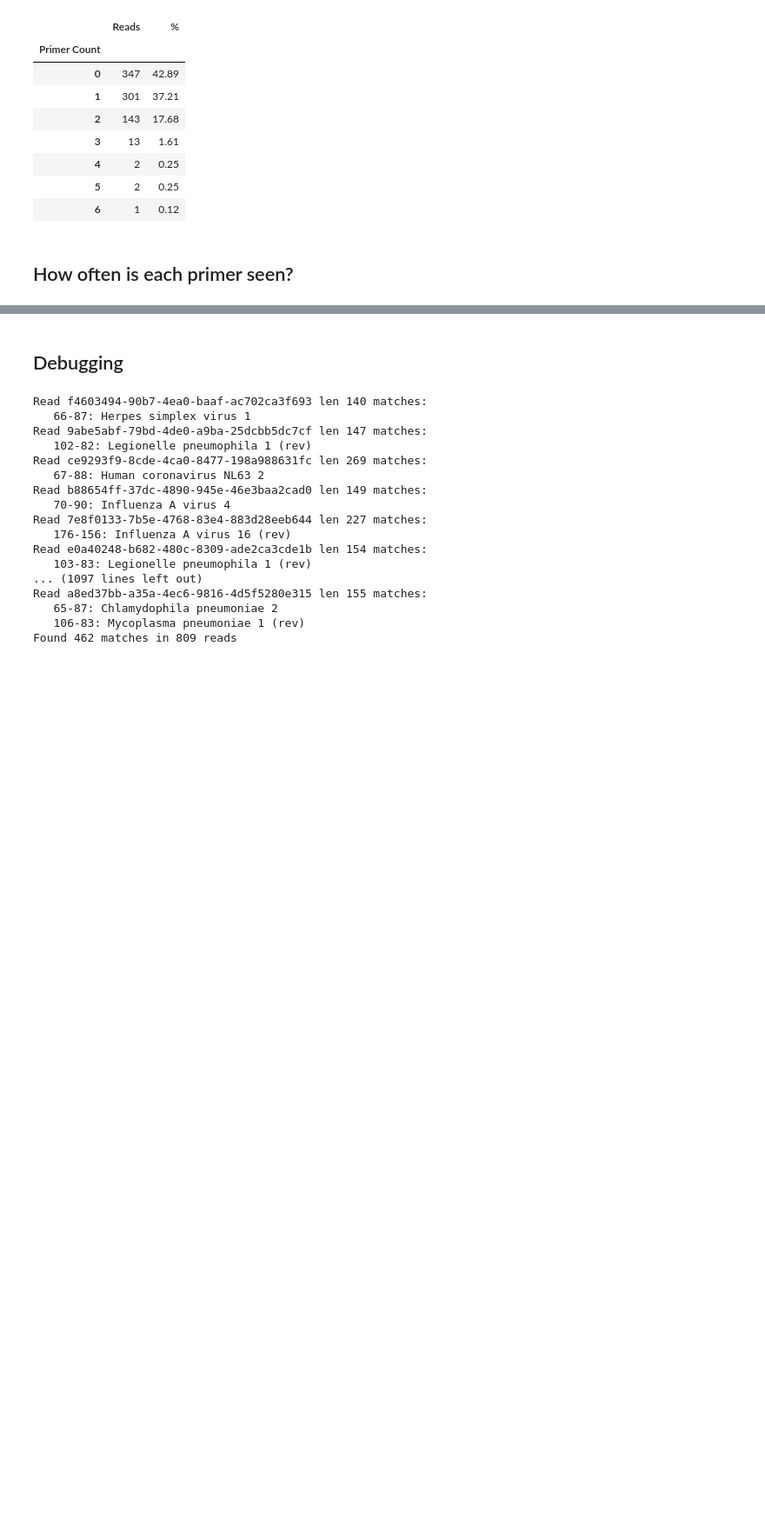
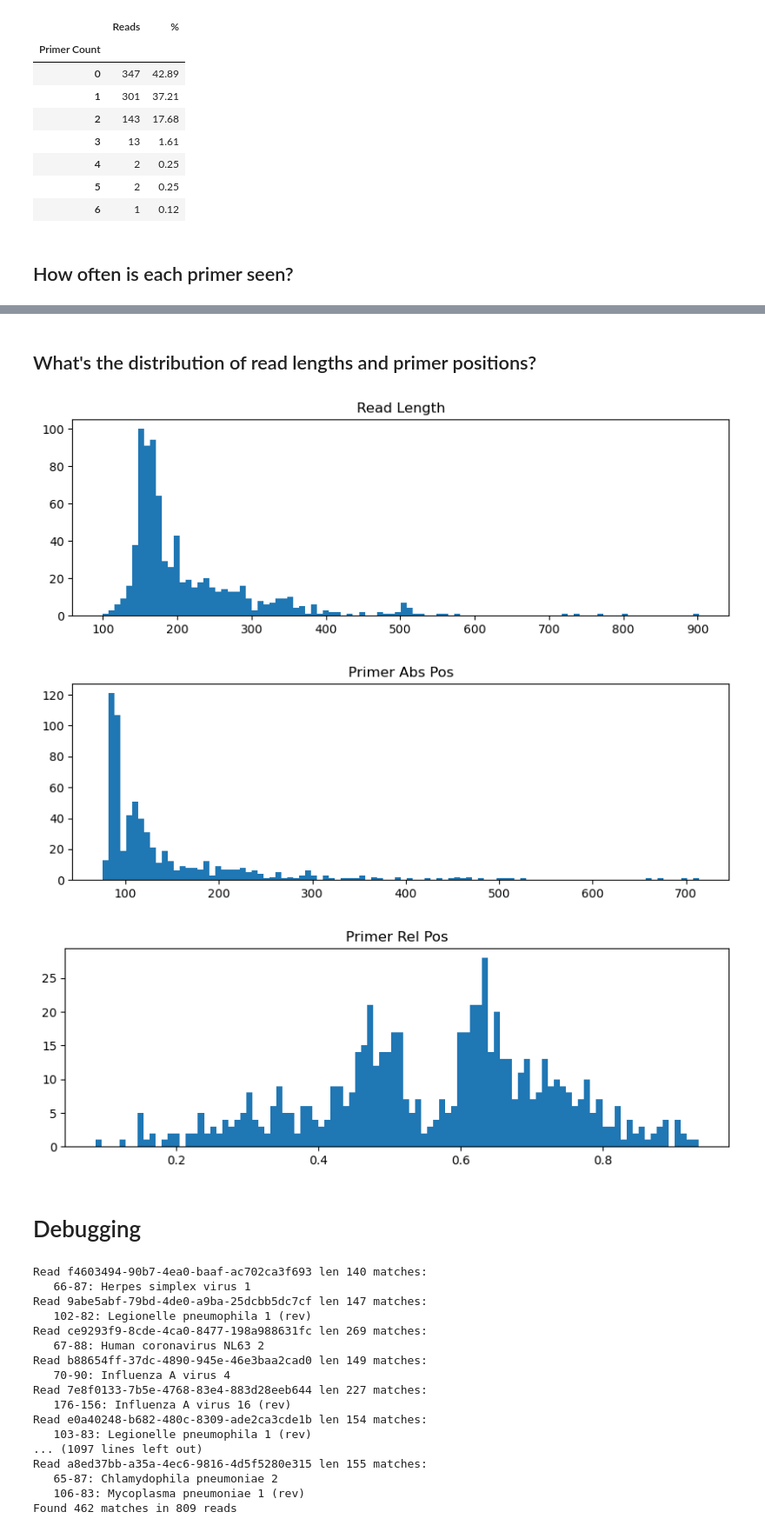
Before and after one commit to RByers/RespiCov-analyze, a Jupyter notebook: AnalyzeRespiCov.ipynb, the cells around one changed output, grey strips where cells are left out. Shown at 87% size. Cells and saved outputs as stored; diff of their text form; code cells hidden in the pictures; blank space fills up the shorter version.

```diff
--- a/AnalyzeRespiCov.ipynb
+++ b/AnalyzeRespiCov.ipynb
@@ -7,12 +7,14 @@ Reads fastq file(s) from nanopore sequencing output using [RespiCoV](https://jou
 # %%
 from Bio.Seq import Seq
 from Bio import SeqIO
+import os
 import gzip
 import pandas as pd
 
-inputFile = "../20221204_2344_MN41817_FAV39017_1bf37150/fastq_pass/barcode07/FAV39017_pass_barcode07_1d0a44b7_0.fastq.gz"
-pd.options.display.max_rows = 70
-pd.options.display.min_rows = 30
+fastQBaseDir = "../20221204_2344_MN41817_FAV39017_1bf37150/fastq_pass/"
+
+pd.options.display.max_rows = 100
+pd.options.display.min_rows = 50
 
 primers = list(SeqIO.parse("RespiCovPrimers.fasta", "fasta"))
 print("Read %i primers" % (len(primers)))
@@ -115,5 +123,24 @@ table
+# %% [markdown]
+## What's the distribution of read lengths and primer positions?
+# %%
+lengths=[]
+paPos=[]
+prPos=[]
+
+for (record, hits) in getPrimerMatches("barcode07"):
+    lengths.append(len(record.seq))
+    paPos += map(lambda pse: max(pse[1],pse[2]), hits)
+    prPos += map(lambda pse: (pse[1]+pse[2])/2/len(record.seq), hits)
+
+pd.DataFrame({'Read Length': lengths}).hist(bins=100, figsize=(10,3), grid=False)
+pd.DataFrame({'Primer Abs Pos': paPos}).hist(bins=100, figsize=(10,3), grid=False)
+pd.DataFrame({'Primer Rel Pos': prPos}).hist(bins=100, figsize=(10,3), grid=False);
+# %% [output]
+[figure, added]
+[figure, added]
+[figure, added]
 # %% [markdown]
-## Debugging
+# Debugging
 # %%
 # Dump all the matches for debugging purposes (verbose)
 matches = 0
```
Also changed, not shown: parts of 4 cells of this notebook.
